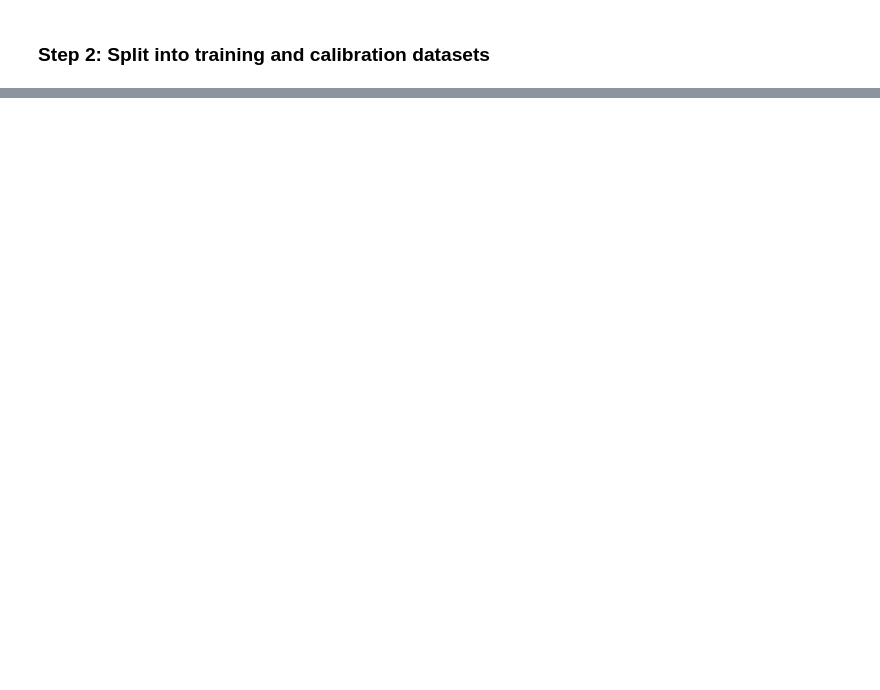
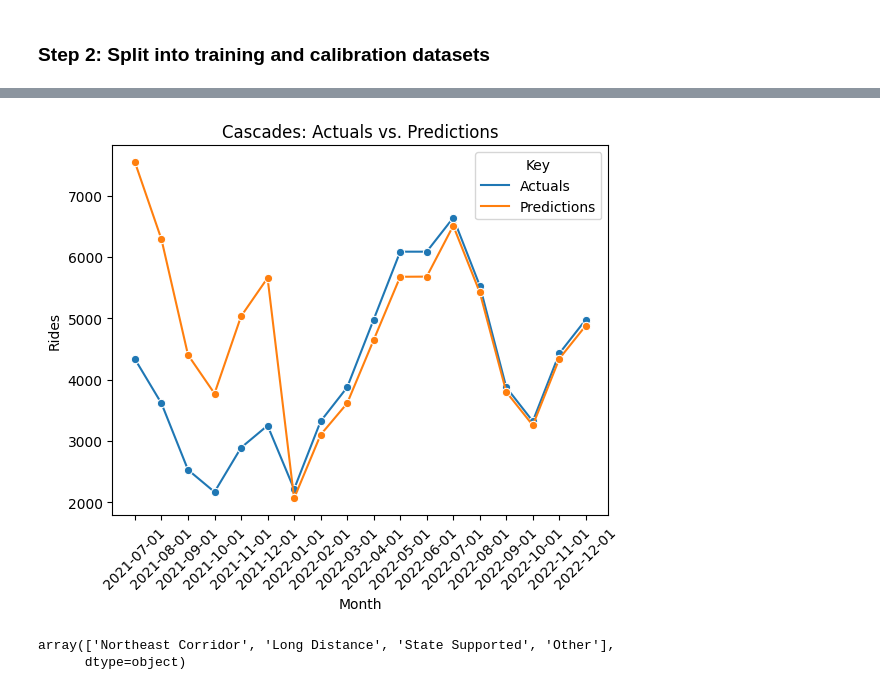
Before and after one commit to statzenthusiast921/amtrak_analysis, a Jupyter notebook: scripts/Forecasting Amtrak Ridership Data 07.18.24.ipynb, the cells around one changed output, grey strips where cells are left out. Drawn from its saved outputs; the diff is of its cells as text; code cells hidden in the pictures; blank space fills up the shorter version.

Commit message:
checking out preds vs. actuals

```diff
--- a/scripts/Forecasting Amtrak Ridership Data 07.18.24.ipynb
+++ b/scripts/Forecasting Amtrak Ridership Data 07.18.24.ipynb
@@ -201,6 +203,3 @@ amtrak_df.head(2)
 |  | Year | Month | Rides | address | state | station_name | abbrev | lat | lon | num_routes | ... |
 | 0 | 2016 | 1 | 1486.44 | 18 E Bel Air Ave Aberdeen, MD 210... | MD | Aberdeen, MD | ABE | 39.509437 | -76.163827 | 1 | ... |
 | 1 | 2016 | 2 | 2229.66 | 18 E Bel Air Ave Aberdeen, MD 210... | MD | Aberdeen, MD | ABE | 39.509437 | -76.163827 | 1 | ... |
-# %%
-amtrak_df['year_month'] = pd.to_datetime(amtrak_df['year_month'], format='%Y-%m-%d')
-amtrak_df.dtypes
@@ -242,0 +208,10 @@ TST set dimensions:  (6687, 16)
+# %%
+cutoff_date = '2021-07-01'
+
+train_df = amtrak_df[amtrak_df['year_month']<cutoff_date]
+calib_df = amtrak_df[amtrak_df['year_month']>=cutoff_date]
+
+#Check dimensions
+print("TRN set dimensions: ", train_df.shape)
+print("CLB set dimensions: ", calib_df.shape)
+print('Training set is ', round(train_df.shape[0]/ (train_df.shape[0]+calib_df.shape[0]),2)*100, '% of full data')
@@ -402,0 +499,11 @@ Optimization terminated successfully.
+# %%
+preds['key'] = 'Predictions'
+
+actuals = amtrak_df[['station_name','Rides','year_month']]
+actuals = actuals[actuals['year_month']>=cutoff_date]
+#actuals['year_month'] = actuals['year_month'].dt.date
+actuals
+
+actuals['key'] = "Actuals"
+
+plot_df = pd.concat([actuals,preds])
@@ -402,0 +531,6 @@ Optimization terminated successfully.
+# %%
+lines_routes = amtrak_df[['station_name','business_line','parent_route']].drop_duplicates()
+full_df = pd.merge(plot_df, lines_routes, on='station_name', how='left')
+print('Dataset 1 Dimensions: ', plot_df.shape)
+print('Dataset 2 Dimensions: ', lines_routes.shape)
+print('Final Dataset Dimensions: ', full_df.shape)
@@ -402,0 +554,22 @@ Optimization terminated successfully.
+# %%
+route_data = full_df[full_df['parent_route']=="Cascades"]
+name = route_data['parent_route'].unique()[0]
+
+route_data = pd.DataFrame(route_data.groupby(['year_month','key'])['Rides'].sum()).reset_index()
+
+sns.lineplot(data=route_data, x='year_month', y='Rides', hue='key', marker='o')
+#Show the plot
+plt.title(f'{name}: Actuals vs. Predictions')
+plt.xlabel('Month')
+plt.ylabel('Rides')
+plt.legend(title='Key')
+plt.xticks(rotation=45)
+
+plt.show()
+# %% [output]
+[figure, added]
+# %%
+full_df['business_line'].unique()
+# %% [output]
+array(['Northeast Corridor', 'Long Distance', 'State Supported', 'Other'],
+      dtype=object)
```
Also changed, not shown: parts of 19 cells of this notebook.
